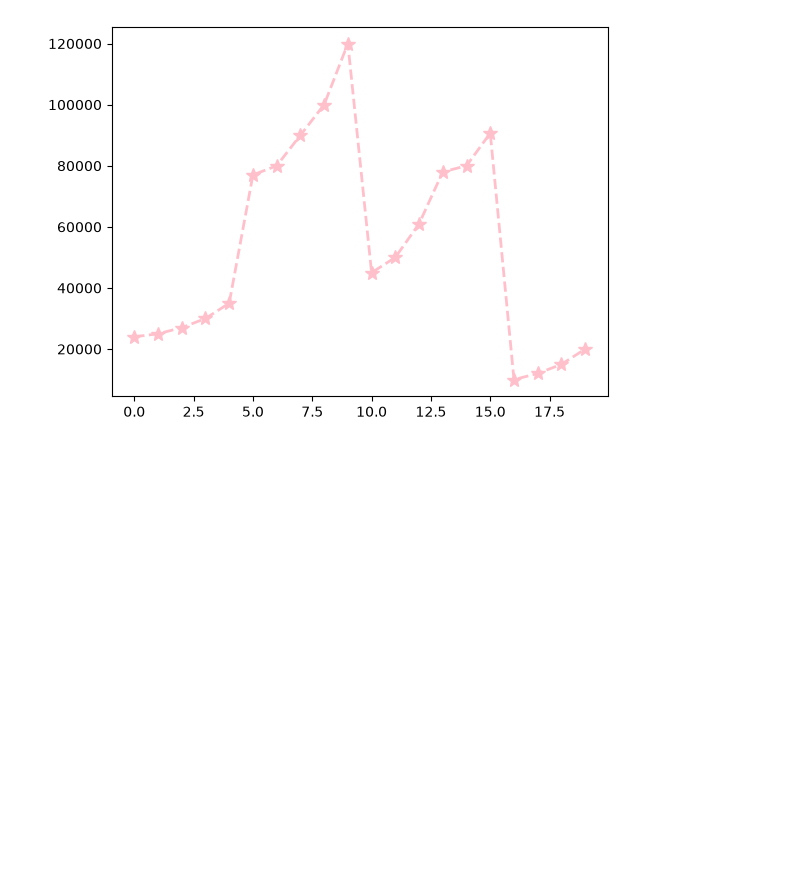
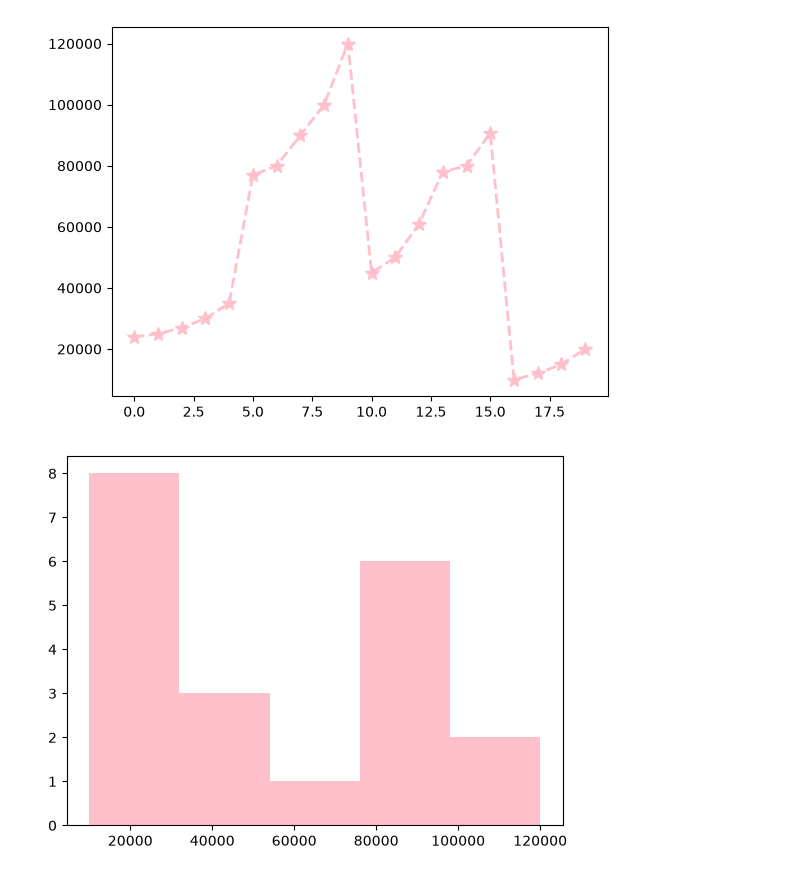
Before and after one commit to khushbu9119/Matplotlib, a Jupyter notebook: learning.ipynb, the cells around one changed output. Cells and saved outputs as stored; diff of their text form; code cells hidden in the pictures; blank space fills up the shorter version.

Commit message:
learning about plots

```diff
--- a/learning.ipynb
+++ b/learning.ipynb
@@ -50,3 +50,9 @@ plt.plot(df['salary'],color='pink',marker='*',linestyle='dashed',linewidth=2,mar
 plt.show()
 # %% [output]
 [figure]
+# %%
+# histogram chart
+plt.hist(df['salary'],bins=5,color='pink' )
+plt.show()
+# %% [output]
+[figure, added]
```
Also changed, not shown: parts of 4 cells of this notebook.
